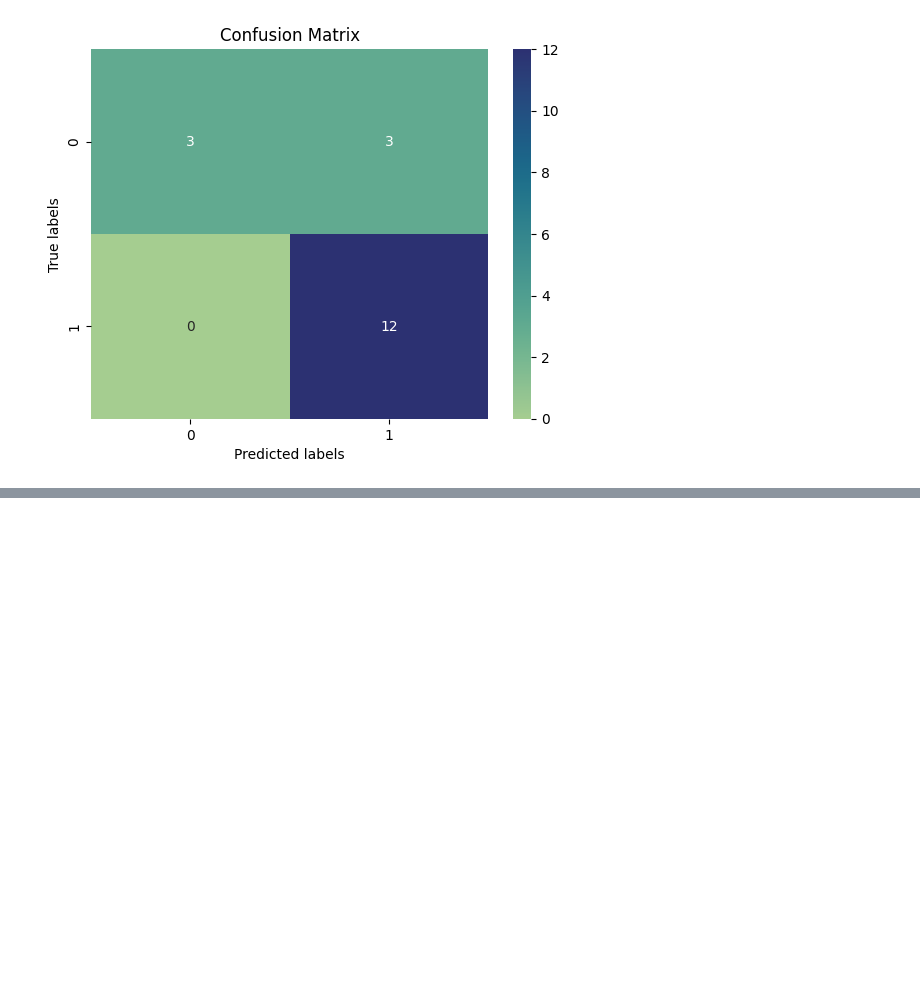
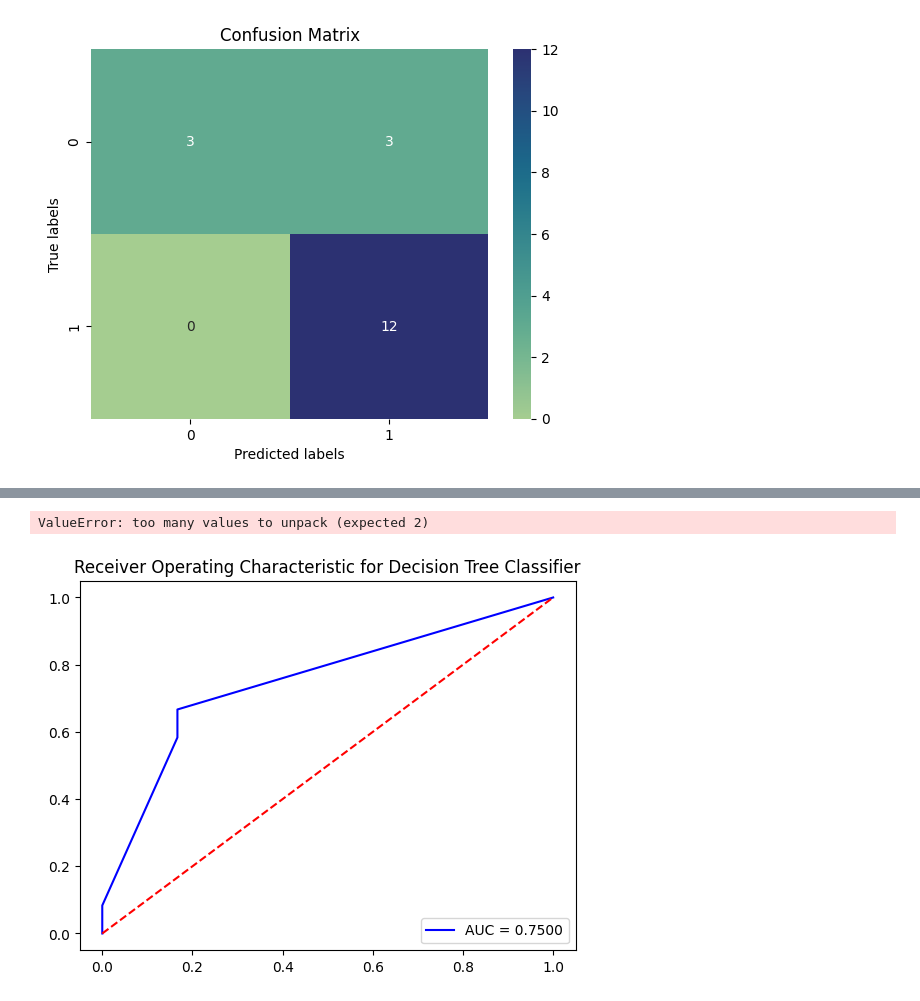
Before and after one commit to AbhishekDaniel1411/IBM_Data_Science_Professional_Certificate, a Jupyter notebook: Capstone_project/falcon9_landing_prediction/Spacex_ML.ipynb, the cells around one changed output, grey strips where cells are left out. Saved outputs shown, nothing was run; the diff lists cells and outputs as text; code cells hidden in the pictures; blank space fills up the shorter version.

```diff
--- a/Capstone_project/falcon9_landing_prediction/Spacex_ML.ipynb
+++ b/Capstone_project/falcon9_landing_prediction/Spacex_ML.ipynb
@@ -373,0 +433,5 @@ plot_confusion_matrix(Ytest, yhat_knn1)
+# %%
+plot_roc(tree_cv, 'Decision Tree Classifier')
+# %% [output]
+ValueError: too many values to unpack (expected 2)
+[figure, added]
```
Also changed, not shown: parts of 22 cells of this notebook.
